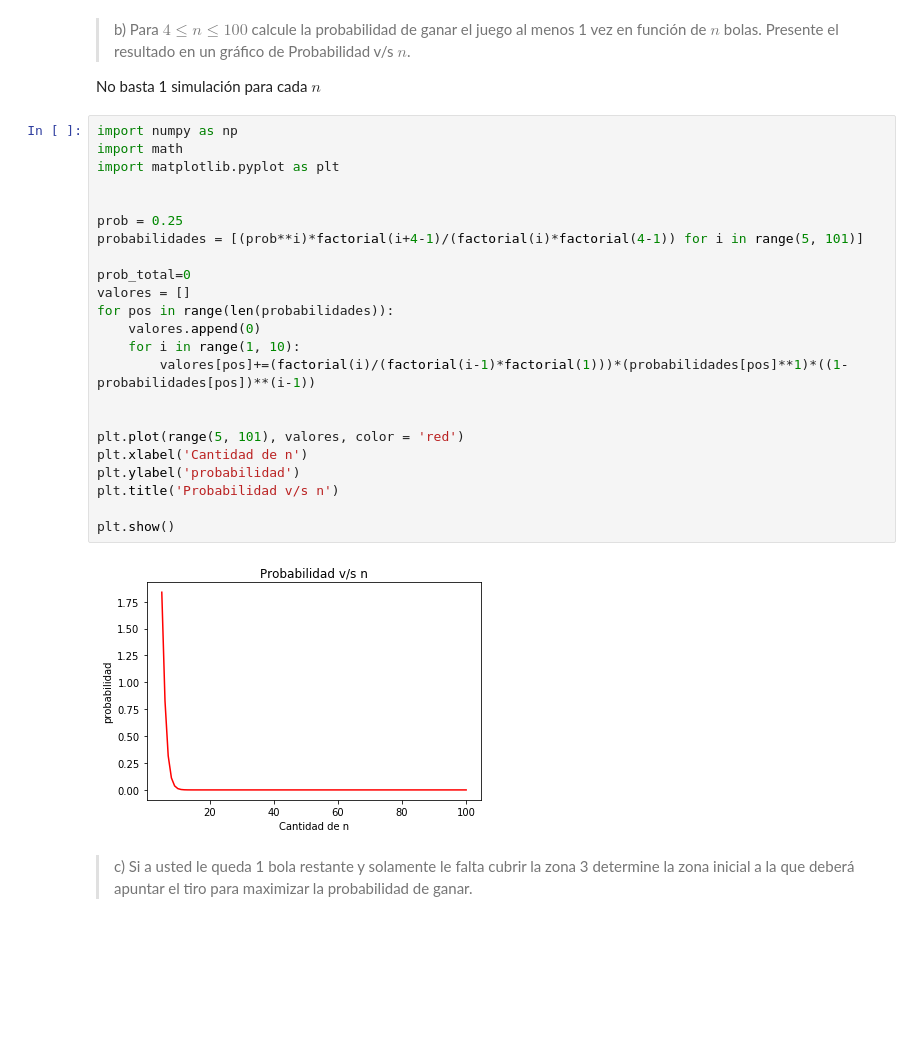
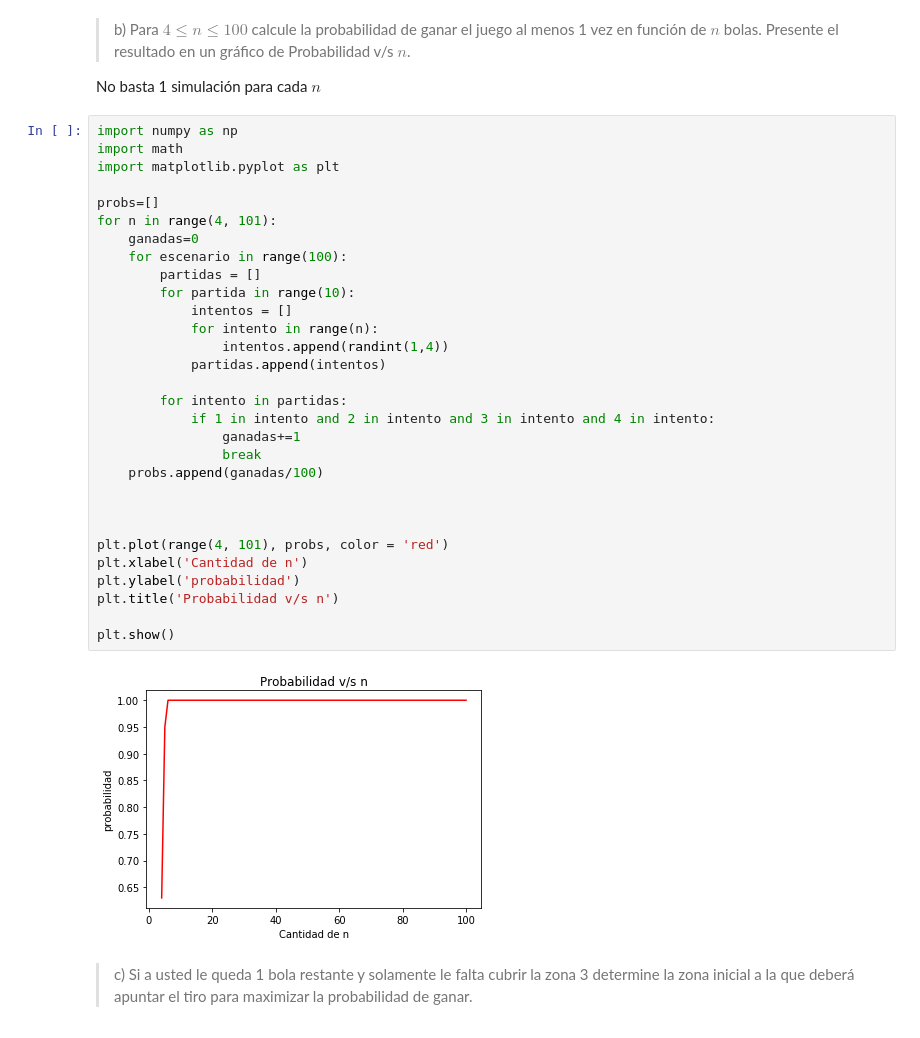
Before and after one commit to Lirlisa/estaca-lab1, a Jupyter notebook: Laboratorio 1.ipynb, the cells around one changed output. Drawn from its saved outputs; the diff is of its cells as text; blank space fills up the shorter version.

```diff
--- a/Laboratorio 1.ipynb
+++ b/Laboratorio 1.ipynb
@@ -308,28 +308,35 @@ No basta 1 simulación para cada $n$
 # %%
 import numpy as np
 import math
 import matplotlib.pyplot as plt
 
+probs=[]
+for n in range(4, 101):
+    ganadas=0
+    for escenario in range(100):
+        partidas = []
+        for partida in range(10):
+            intentos = []
+            for intento in range(n):
+                intentos.append(randint(1,4))
+            partidas.append(intentos)
 
-prob = 0.25
-probabilidades = [(prob**i)*factorial(i+4-1)/(factorial(i)*factorial(4-1)) for i in range(5, 101)]
-
-prob_total=0
-valores = []
-for pos in range(len(probabilidades)):
-    valores.append(0)
-    for i in range(1, 10):
-        valores[pos]+=(factorial(i)/(factorial(i-1)*factorial(1)))*(probabilidades[pos]**1)*((1-probabilidades[pos])**(i-1))
+        for intento in partidas:
+            if 1 in intento and 2 in intento and 3 in intento and 4 in intento:
+                ganadas+=1
+                break
+    probs.append(ganadas/100)
 
 
-plt.plot(range(5, 101), valores, color = 'red')
+
+plt.plot(range(4, 101), probs, color = 'red')
 plt.xlabel('Cantidad de n')
 plt.ylabel('probabilidad')
 plt.title('Probabilidad v/s n')
 
 plt.show()
 # %% [output]
-[figure, old version]
+[figure, new version]
 # %% [markdown]
 >c) Si a usted le queda 1 bola restante y solamente le falta cubrir la zona 3 determine la zona inicial a la que deberá apuntar el tiro para maximizar la probabilidad de ganar.
 # %%
```
